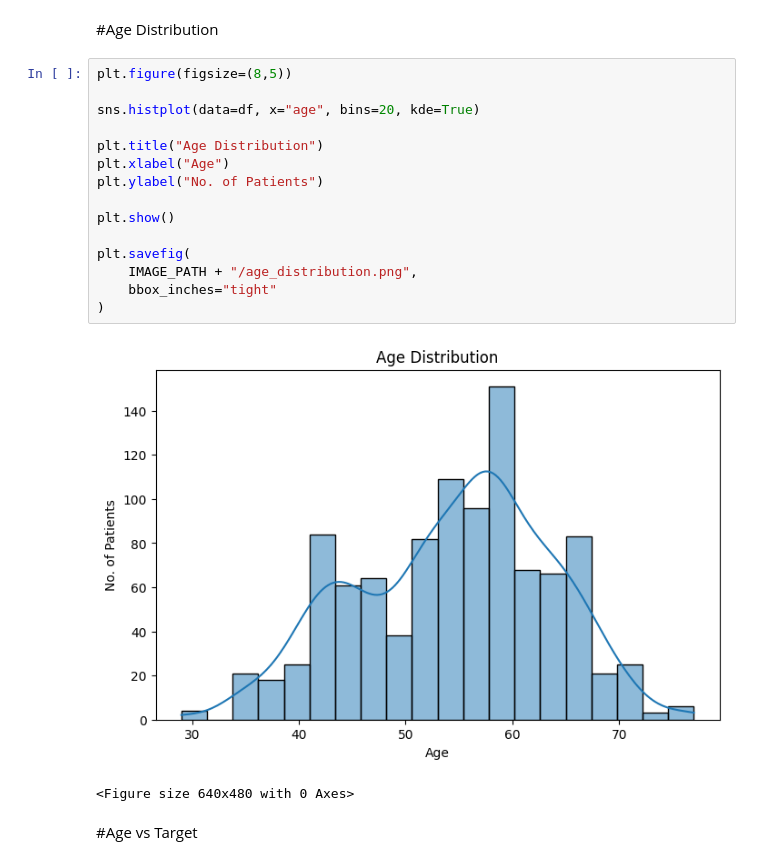
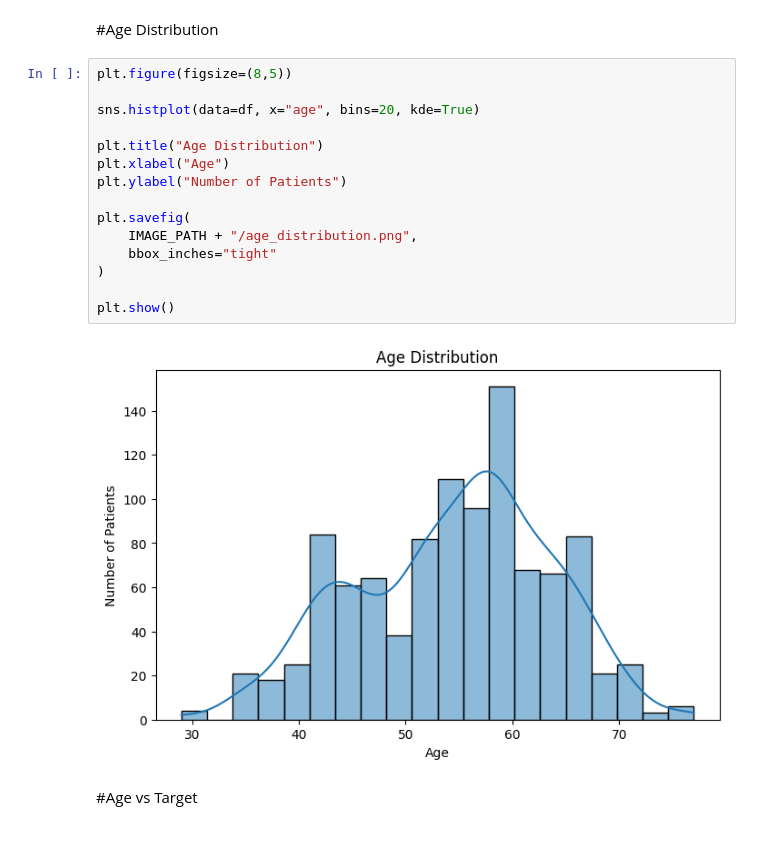
Before and after one commit to halimAhtasham/DeepLearning, a Jupyter notebook: 02_EDA.ipynb, the cells around one changed output. Saved outputs shown, nothing was run; the diff lists cells and outputs as text.

```diff
--- a/02_EDA.ipynb
+++ b/02_EDA.ipynb
@@ -181,21 +181,20 @@ plt.show()
 # %%
 plt.figure(figsize=(8,5))
 
 sns.histplot(data=df, x="age", bins=20, kde=True)
 
 plt.title("Age Distribution")
 plt.xlabel("Age")
-plt.ylabel("No. of Patients")
-
-plt.show()
+plt.ylabel("Number of Patients")
 
 plt.savefig(
     IMAGE_PATH + "/age_distribution.png",
     bbox_inches="tight"
 )
+
+plt.show()
 # %% [output]
-[figure, old version]
+[figure, new version]
-<Figure size 640x480 with 0 Axes>
 # %% [markdown]
 #Age vs Target
 # %%
```
Also changed, not shown: parts of 14 cells of this notebook.
